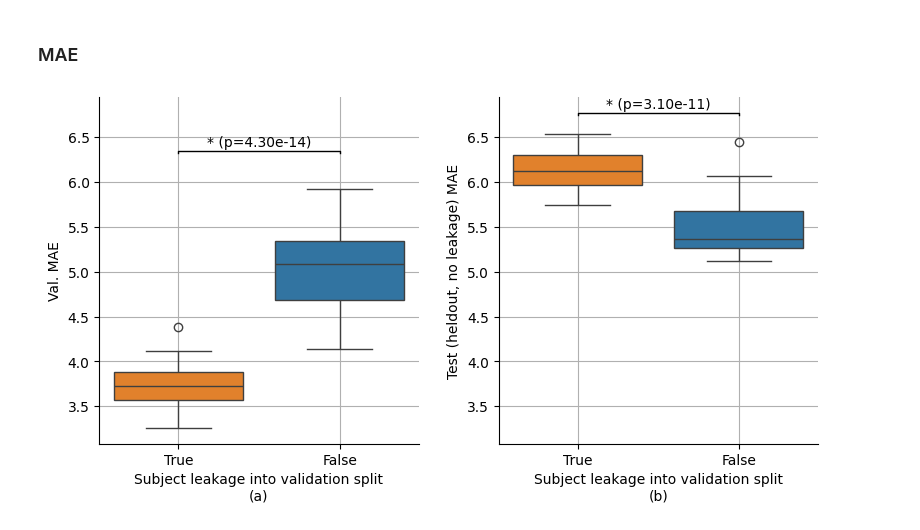
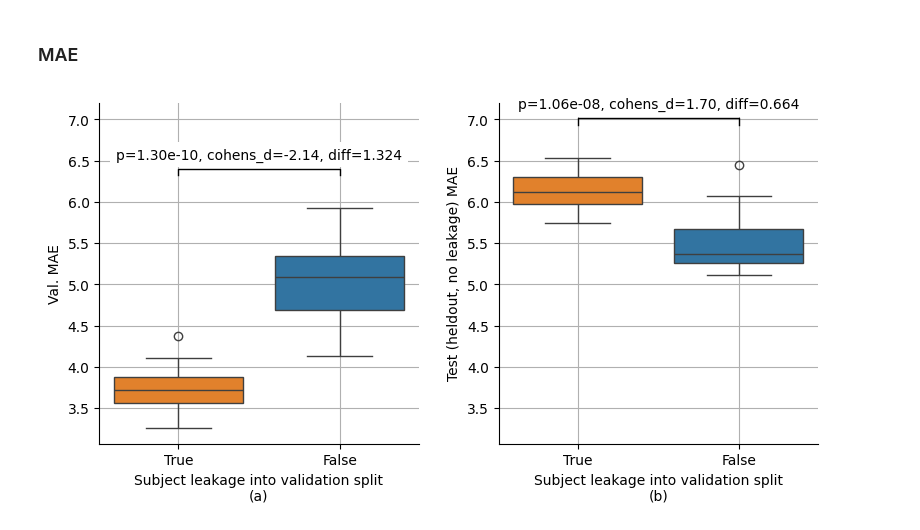
Before and after one commit to Kowd-PauUh/ml-in-depression-estimation, a Jupyter notebook: paper/notebooks/subject-leakage-impact.ipynb, the cells around one changed output. Cells and saved outputs as stored; diff of their text form; code cells hidden in the pictures.

Commit message:
Replaced ttest_ind with ttest_rel. Added Cohens d and diff on plots

```diff
--- a/paper/notebooks/subject-leakage-impact.ipynb
+++ b/paper/notebooks/subject-leakage-impact.ipynb
@@ -8,21 +8,27 @@ os.makedirs(PROJECT_DIR / 'paper/figures/subject_leakage', exist_ok=True)
 import mlflow
 client = mlflow.tracking.MlflowClient()
 
-all_runs = mlflow.search_runs(search_all_experiments=True)
+all_runs = mlflow.search_runs(search_all_experiments=True).sort_values('start_time')
 # %%
 all_runs['subject_leakage'] = all_runs['params.data_leakage'].apply(lambda x: x == 'True')
 # %%
 import pandas as pd
 import seaborn as sns
 import matplotlib.pyplot as plt
-from scipy.stats import ttest_ind
+from scipy.stats import ttest_rel
 from itertools import combinations
+
+
+def cohens_d_paired(x, y):
+    diffs = x.values - y.values
+    return diffs.mean() / diffs.std(ddof=1)
 
 
 def plot_grouped_boxplot_with_significance(
     df: pd.DataFrame,
     group_col: str,
     target_col: str,
+    y_range: int | float,
     title: str = '',
     xlabel: str = '',
     ylabel: str = '',
@@ -33,16 +39,18 @@ def plot_grouped_boxplot_with_significance(
     ax=None,
 ):
     # define significance level thresholds
-    def get_star_annotation(p):
+    def get_star_annotation(p, cohens_d, diff):
+        suffix = f' ({p=:.2e}, {cohens_d=:.2f}, {diff=:.3f})'
+
         if p < 0.05 and distinct_significance:
             if p < 0.001:
-                return f'*** ({p=:.2e})'
+                return '***' + suffix
             elif p < 0.01:
-                return f'** ({p=:.2e})'
+                return '**' + suffix
             else:
-                return f'* ({p=:.2e})'
+                return '*' + suffix
         elif p < 0.05:
-            return f'* ({p=:.2e})'
+            return suffix[2:-1]
 
         return ''
 
@@ -57,22 +65,24 @@ def plot_grouped_boxplot_with_significance(
     # perform pairwise t-tests and collect significant pairs
     unique_groups = df[group_col].unique()
     y_max = df[target_col].max()
-    y_offset = (df[target_col].max() - df[target_col].min()) * 0.15
+    y_offset = y_range * 0.15
     significance_annotations = []
 
     for i, (group1, group2) in enumerate(combinations(unique_groups, 2)):
         data1 = df[df[group_col] == group1][target_col]
         data2 = df[df[group_col] == group2][target_col]
-        stat, p_val = ttest_ind(data1, data2, equal_var=False)
+        stat, p_val = ttest_rel(data1, data2)
+        d = cohens_d_paired(data1, data2)  # Cohen's d
+        diff = abs(data1.mean() - data2.mean())
 
-        stars = get_star_annotation(p_val)
+        stars = get_star_annotation(p_val, d, diff)
         if stars:
             x1, x2 = unique_groups.tolist().index(group1), unique_groups.tolist().index(group2)
             y = y_max + y_offset * (len(significance_annotations) + 1)
 
-            y_scale_param = 0.02
+            y_scale_param = y_range * 0.03
             ax.plot([x1, x1, x2, x2], [y, y+y_scale_param, y+y_scale_param, y], lw=1, c='black')
-            ax.text((x1+x2)*.5, y+2*y_scale_param, stars, ha='center', va='bottom', color='black')
+            ax.text((x1+x2)*.5, y+2*y_scale_param, stars, ha='center', va='bottom', color='black', bbox=dict(facecolor='white', edgecolor='none'))
 
             significance_annotations.append((group1, group2, stars))
 
@@ -189,44 +202,47 @@ fig.set_figheight(4)
 fig.set_figwidth(8)
 
 label = 'Subject leakage into validation split'
+y_range = all_runs['metrics.val_mae_epoch'].max() - all_runs['metrics.val_mae_epoch'].min()
 
 # left plot
 plot_grouped_boxplot_with_significance(
     all_runs,
     group_col='subject_leakage',
     target_col='metrics.val_mae_epoch',
+    y_range=y_range,
     ylabel='Val. MAE',
     figsize=None,
-    ax=ax1
+    ax=ax1,
 )
 
 # right plot
 plot_grouped_boxplot_with_significance(
     all_runs,
     group_col='subject_leakage',
     target_col='metrics.test_mae_epoch',
+    y_range=y_range,
     ylabel='Test (heldout, no leakage) MAE',
     figsize=None,
-    ax=ax2
+    ax=ax2,
 )
 
 # customize left plot
 ax1.grid()
 ax1.get_legend().remove()
 ax1.set_xlabel(f'{label}\n(a)')
 
 # customize right plot
 ax2.grid()
 ax2.yaxis.get_label().set_visible(True)
 ax2.yaxis.set_tick_params(labelleft=True)
 ax2.get_legend().remove()
 ax2.set_xlabel(f'{label}\n(b)')
 
 plt.subplots_adjust(wspace=0.25)
 plt.savefig(PROJECT_DIR / 'paper/figures/subject_leakage/01-mae.pdf', bbox_inches='tight')
 plt.show()
 # %% [output]
-[figure, old version]
+[figure, new version]
 # %%
 label = 'mae'
 caption = 'Impact of the subject leakage into validation split on MAE metric.'
```
Also changed, not shown: parts of 1 cell of this notebook.
